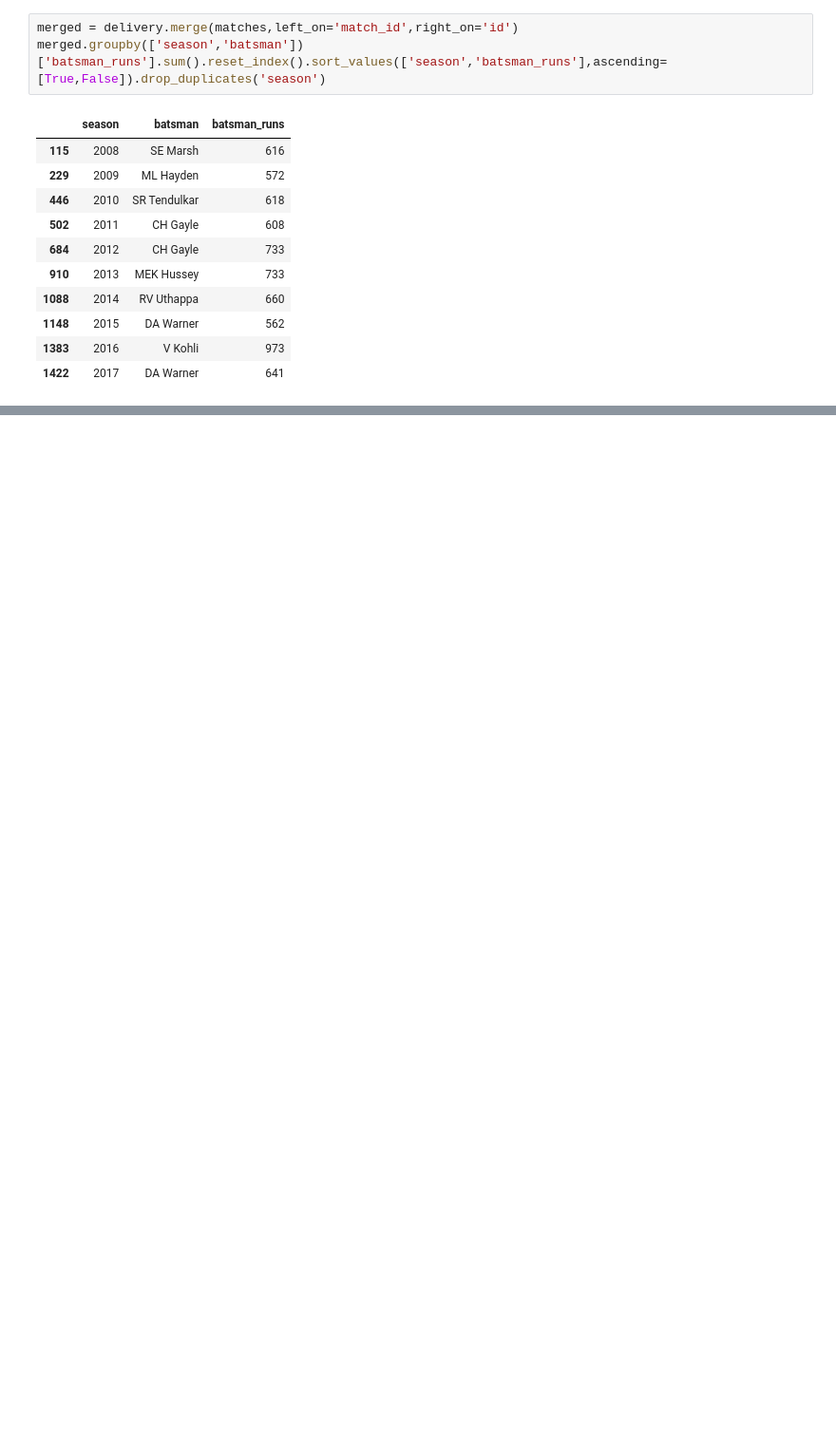
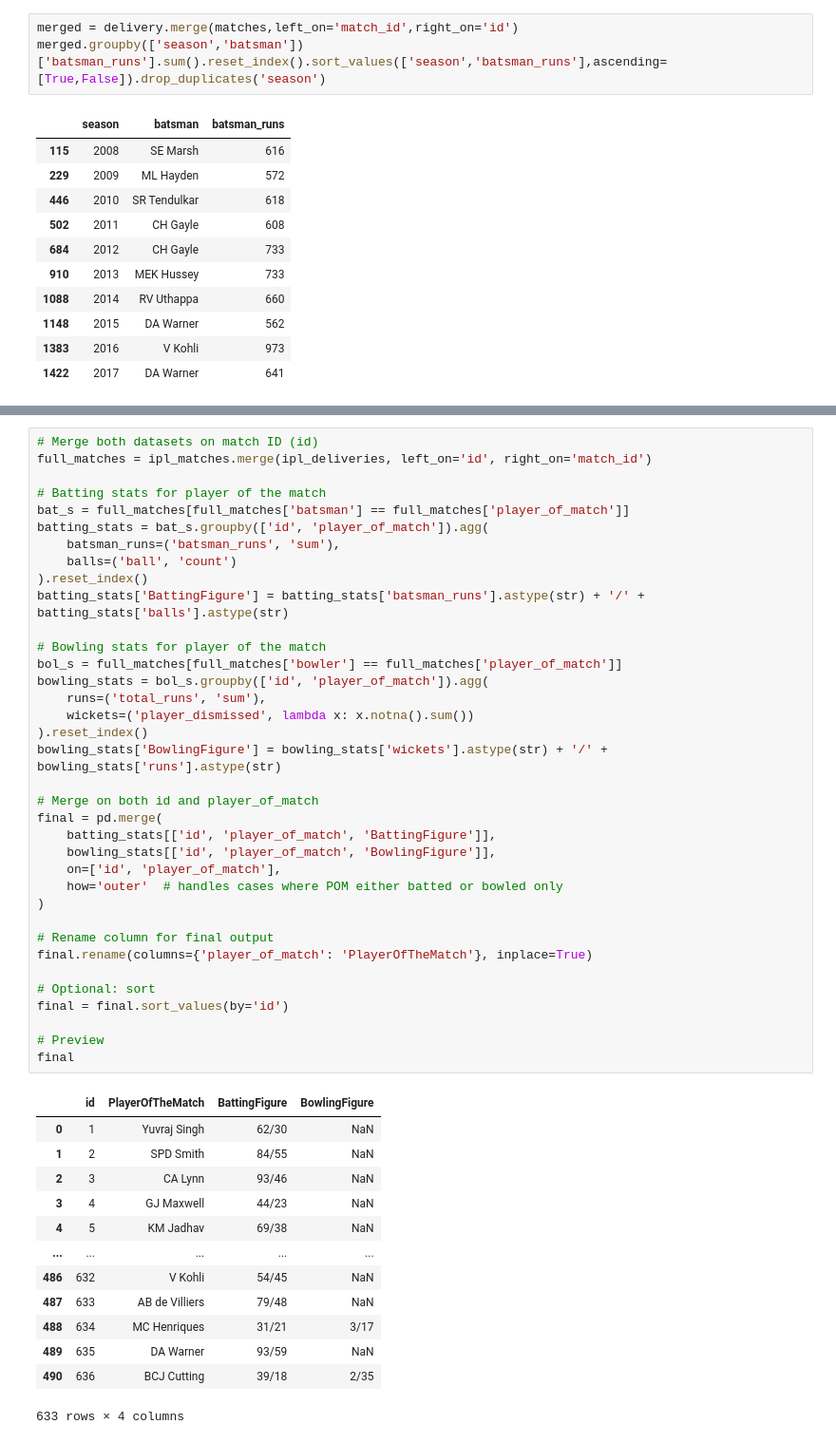
Before and after one commit to Arham097/Pandas, a Jupyter notebook: Practice_Problems.ipynb, the cells around one changed output, grey strips where cells are left out. Shown at 95% size. Drawn from its saved outputs; the diff is of its cells as text; blank space fills up the shorter version.

```diff
--- a/Practice_Problems.ipynb
+++ b/Practice_Problems.ipynb
@@ -1325,0 +1494,50 @@ merged.groupby(['season','batsman'])['batsman_runs'].sum().reset_index().sort_va
+# %%
+# Merge both datasets on match ID (id)
+full_matches = ipl_matches.merge(ipl_deliveries, left_on='id', right_on='match_id')
+
+# Batting stats for player of the match
+bat_s = full_matches[full_matches['batsman'] == full_matches['player_of_match']]
+batting_stats = bat_s.groupby(['id', 'player_of_match']).agg(
+    batsman_runs=('batsman_runs', 'sum'),
+    balls=('ball', 'count')
+).reset_index()
+batting_stats['BattingFigure'] = batting_stats['batsman_runs'].astype(str) + '/' + batting_stats['balls'].astype(str)
+
+# Bowling stats for player of the match
+bol_s = full_matches[full_matches['bowler'] == full_matches['player_of_match']]
+bowling_stats = bol_s.groupby(['id', 'player_of_match']).agg(
+    runs=('total_runs', 'sum'),
+    wickets=('player_dismissed', lambda x: x.notna().sum())
+).reset_index()
+bowling_stats['BowlingFigure'] = bowling_stats['wickets'].astype(str) + '/' + bowling_stats['runs'].astype(str)
+
+# Merge on both id and player_of_match
+final = pd.merge(
+    batting_stats[['id', 'player_of_match', 'BattingFigure']],
+    bowling_stats[['id', 'player_of_match', 'BowlingFigure']],
+    on=['id', 'player_of_match'],
+    how='outer'  # handles cases where POM either batted or bowled only
+)
+
+# Rename column for final output
+final.rename(columns={'player_of_match': 'PlayerOfTheMatch'}, inplace=True)
+
+# Optional: sort
+final = final.sort_values(by='id')
+
+# Preview
+final
+# %% [output]
+|  | id | PlayerOfTheMatch | BattingFigure | BowlingFigure |
+| 0 | 1 | Yuvraj Singh | 62/30 | NaN |
+| 1 | 2 | SPD Smith | 84/55 | NaN |
+| 2 | 3 | CA Lynn | 93/46 | NaN |
+| 3 | 4 | GJ Maxwell | 44/23 | NaN |
+| 4 | 5 | KM Jadhav | 69/38 | NaN |
+| ... | ... | ... | ... | ... |
+| 486 | 632 | V Kohli | 54/45 | NaN |
+| 487 | 633 | AB de Villiers | 79/48 | NaN |
+| 488 | 634 | MC Henriques | 31/21 | 3/17 |
+| 489 | 635 | DA Warner | 93/59 | NaN |
+| 490 | 636 | BCJ Cutting | 39/18 | 2/35 |
+633 rows × 4 columns
```
Also changed, not shown: parts of 34 cells of this notebook, 4 other files.
